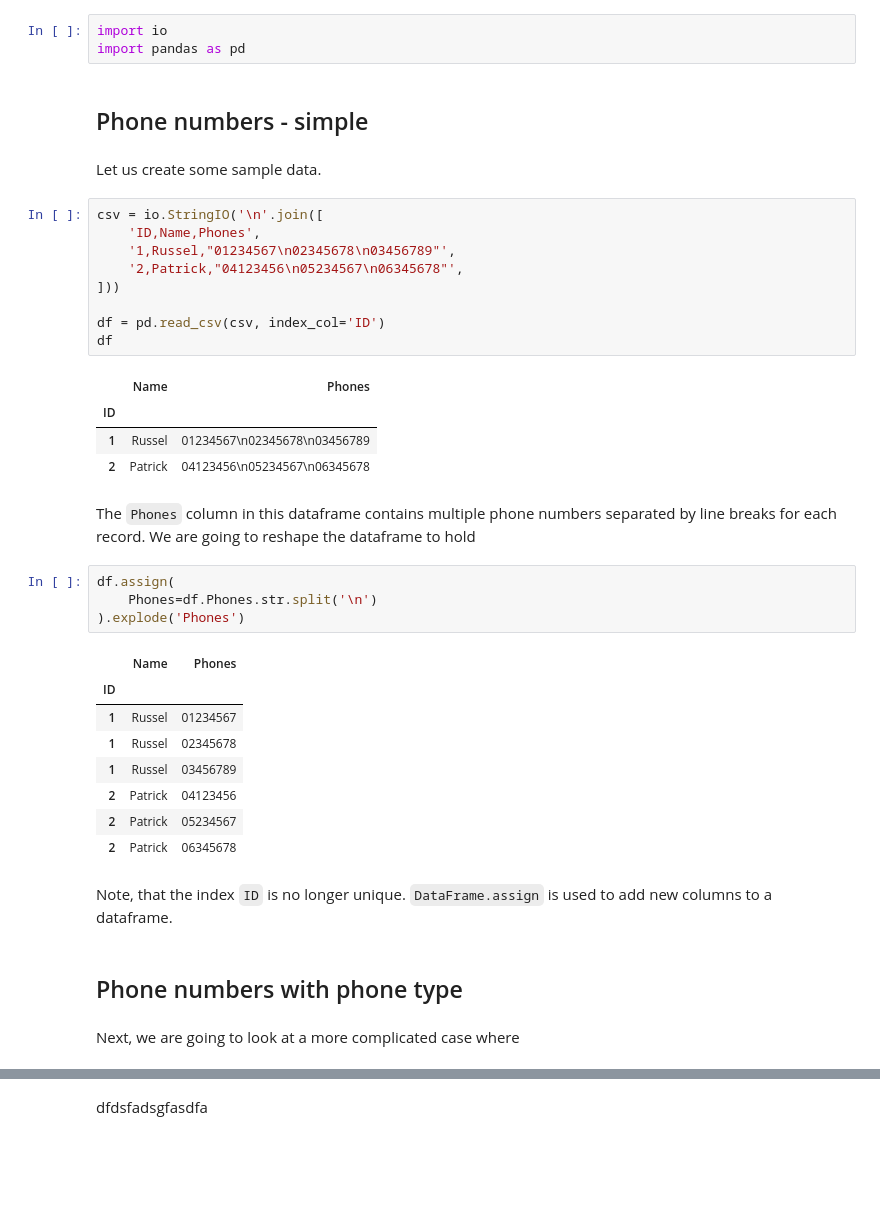
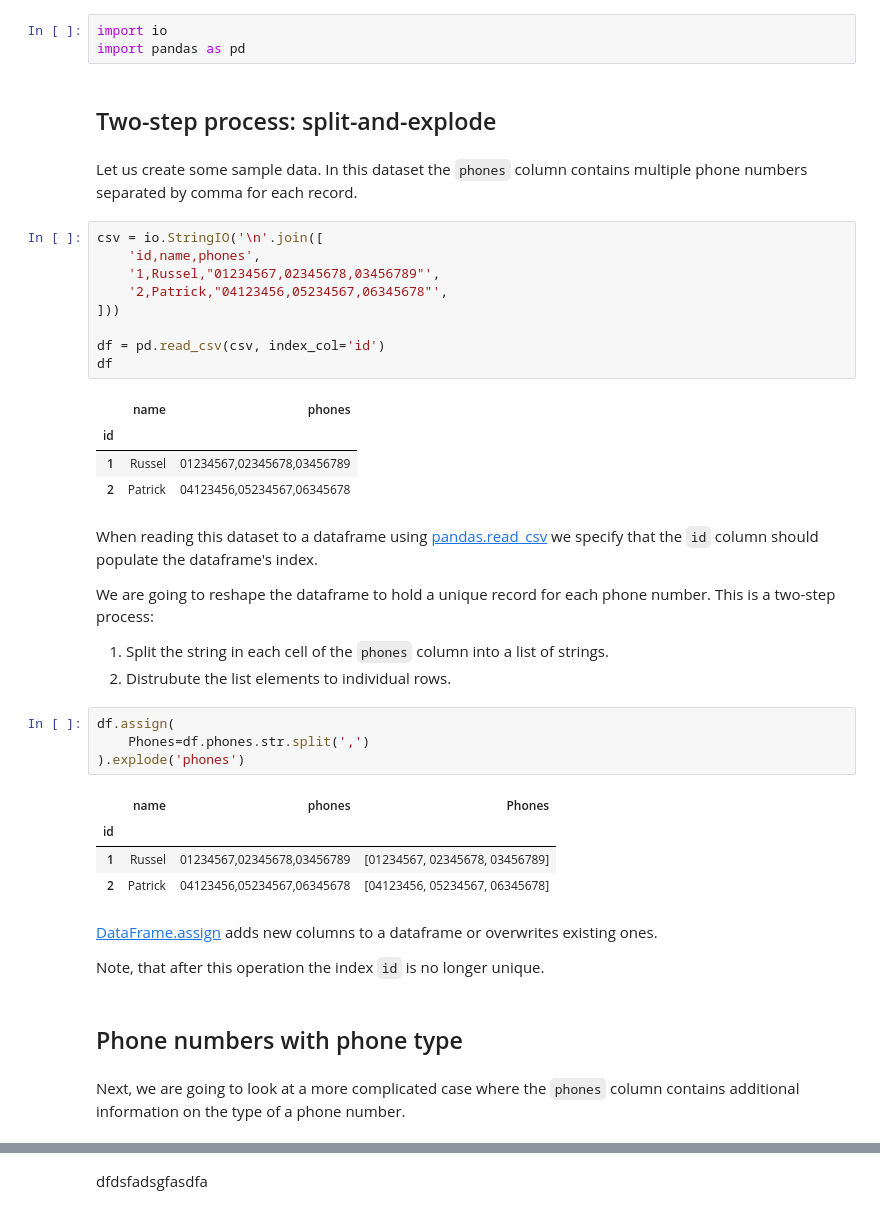
Before and after one commit to tzelleke/jupyter-notebooks, a Jupyter notebook: pandas/string-processing.ipynb, the cells around one changed output, grey strips where cells are left out. Saved outputs shown, nothing was run; the diff lists cells and outputs as text; blank space fills up the shorter version.

Commit message:
wip: pandas/string-processing

```diff
--- a/pandas/string-processing.ipynb
+++ b/pandas/string-processing.ipynb
@@ -23,46 +3,48 @@ Successfully installed argparse-1.4.0 nb2hugo-0.1.4
 # %%
 import io
 import pandas as pd
-# %% [markdown]
-## Phone numbers - simple
-# %% [markdown]
-Let us create some sample data.
+# %% [markdown]
+## Two-step process: split-and-explode
+# %% [markdown]
+Let us create some sample data.
+In this dataset the `phones` column contains multiple phone numbers separated by comma for each record.
 # %%
 csv = io.StringIO('\n'.join([
-    'ID,Name,Phones',
-    '1,Russel,"01234567\n02345678\n03456789"',
-    '2,Patrick,"04123456\n05234567\n06345678"',
+    'id,name,phones',
+    '1,Russel,"01234567,02345678,03456789"',
+    '2,Patrick,"04123456,05234567,06345678"',
 ]))
 
-df = pd.read_csv(csv, index_col='ID')
+df = pd.read_csv(csv, index_col='id')
 df
 # %% [output]
-|  | Name | Phones |
-| ID |  |  |
-| 1 | Russel | 01234567\n02345678\n03456789 |
-| 2 | Patrick | 04123456\n05234567\n06345678 |
+|  | name | phones |
+| id |  |  |
+| 1 | Russel | 01234567,02345678,03456789 |
+| 2 | Patrick | 04123456,05234567,06345678 |
-# %% [markdown]
-The `Phones` column in this dataframe contains multiple phone numbers separated by line breaks for each record.
-We are going to reshape the dataframe to hold
+# %% [markdown]
+When reading this dataset to a dataframe using [pandas.read_csv](https://pandas.pydata.org/docs/reference/api/pandas.read_csv.html) we specify that the `id` column should populate the dataframe's index.
+
+We are going to reshape the dataframe to hold a unique record for each phone number. This is a two-step process:
+
+1.   Split the string in each cell of the `phones` column into a list of strings.
+2.   Distrubute the list elements to individual rows.
 # %%
 df.assign(
-    Phones=df.Phones.str.split('\n')
-).explode('Phones')
+    Phones=df.phones.str.split(',')
+).explode('phones')
 # %% [output]
-|  | Name | Phones |
-| ID |  |  |
-| 1 | Russel | 01234567 |
-| 1 | Russel | 02345678 |
-| 1 | Russel | 03456789 |
-| 2 | Patrick | 04123456 |
-| 2 | Patrick | 05234567 |
-| 2 | Patrick | 06345678 |
+|  | name | phones | Phones |
+| id |  |  |  |
+| 1 | Russel | 01234567,02345678,03456789 | [01234567, 02345678, 03456789] |
+| 2 | Patrick | 04123456,05234567,06345678 | [04123456, 05234567, 06345678] |
-# %% [markdown]
-Note, that the index `ID` is no longer unique.
-`DataFrame.assign` is used to add new columns to a dataframe.
+# %% [markdown]
+[DataFrame.assign](https://pandas.pydata.org/docs/reference/api/pandas.DataFrame.assign.html) adds new columns to a dataframe or overwrites existing ones.
+
+Note, that after this operation the index `id` is no longer unique.
 # %% [markdown]
 ## Phone numbers with phone type
 # %% [markdown]
-Next, we are going to look at a more complicated case where
+Next, we are going to look at a more complicated case where the `phones` column contains additional information on the type of a phone number.
 # %%
 csv = io.StringIO('\n'.join([
```
Also changed, not shown: parts of 15 cells of this notebook.
